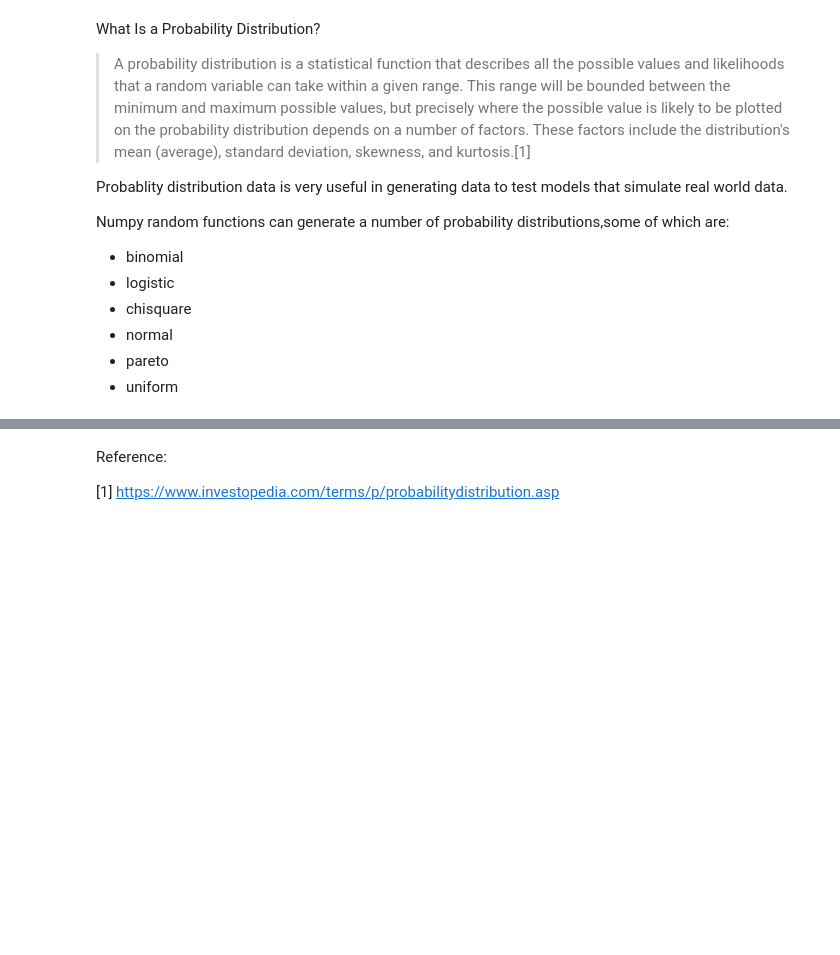
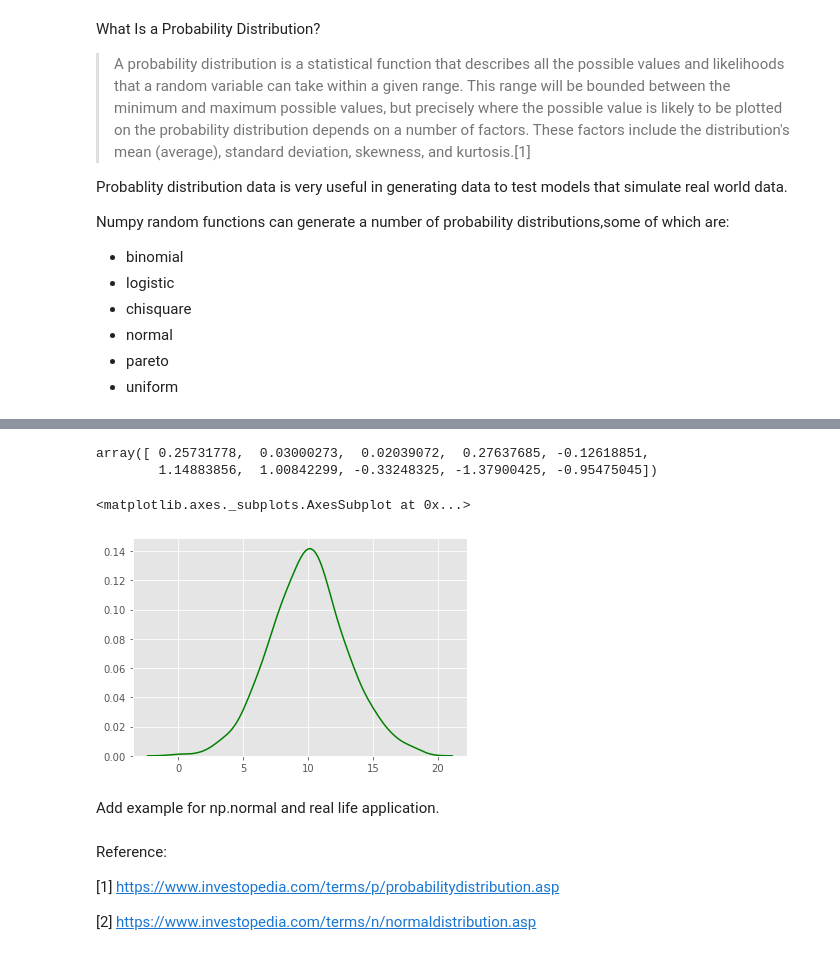
Before and after one commit to dssheldon/ProgDA-Assignment-SDS, a Jupyter notebook: ProgDA_Assignment.ipynb, the cells around one changed output, grey strips where cells are left out. Drawn from its saved outputs; the diff is of its cells as text; code cells hidden in the pictures; blank space fills up the shorter version.

Commit message:
Added documentation for normal distribution with plot to show distribution visually

```diff
--- a/ProgDA_Assignment.ipynb
+++ b/ProgDA_Assignment.ipynb
@@ -486,4 +510,24 @@ Numpy random functions can generate a number of probability distributions,some o
+# %%
+import numpy as np
+
+np.random.default_rng().normal(size=10)
+# %% [output]
+array([ 0.25731778,  0.03000273,  0.02039072,  0.27637685, -0.12618851,
+        1.14883856,  1.00842299, -0.33248325, -1.37900425, -0.95475045])
+# %%
+import matplotlib.pyplot as plt
+import seaborn as sns
+
+plt.style.use('ggplot')
+sns.distplot(np.random.default_rng().normal(loc=10, scale=3, size=1000), hist=False, color='g')
+# %% [output]
+<matplotlib.axes._subplots.AxesSubplot at 0x...>
+[figure, added]
+# %% [markdown]
+Add example for np.normal and real life application.
 # %% [markdown]
 Reference:
 
 [1] https://www.investopedia.com/terms/p/probabilitydistribution.asp
+
+[2] https://www.investopedia.com/terms/n/normaldistribution.asp
```
Also changed, not shown: parts of 1 cell of this notebook.
